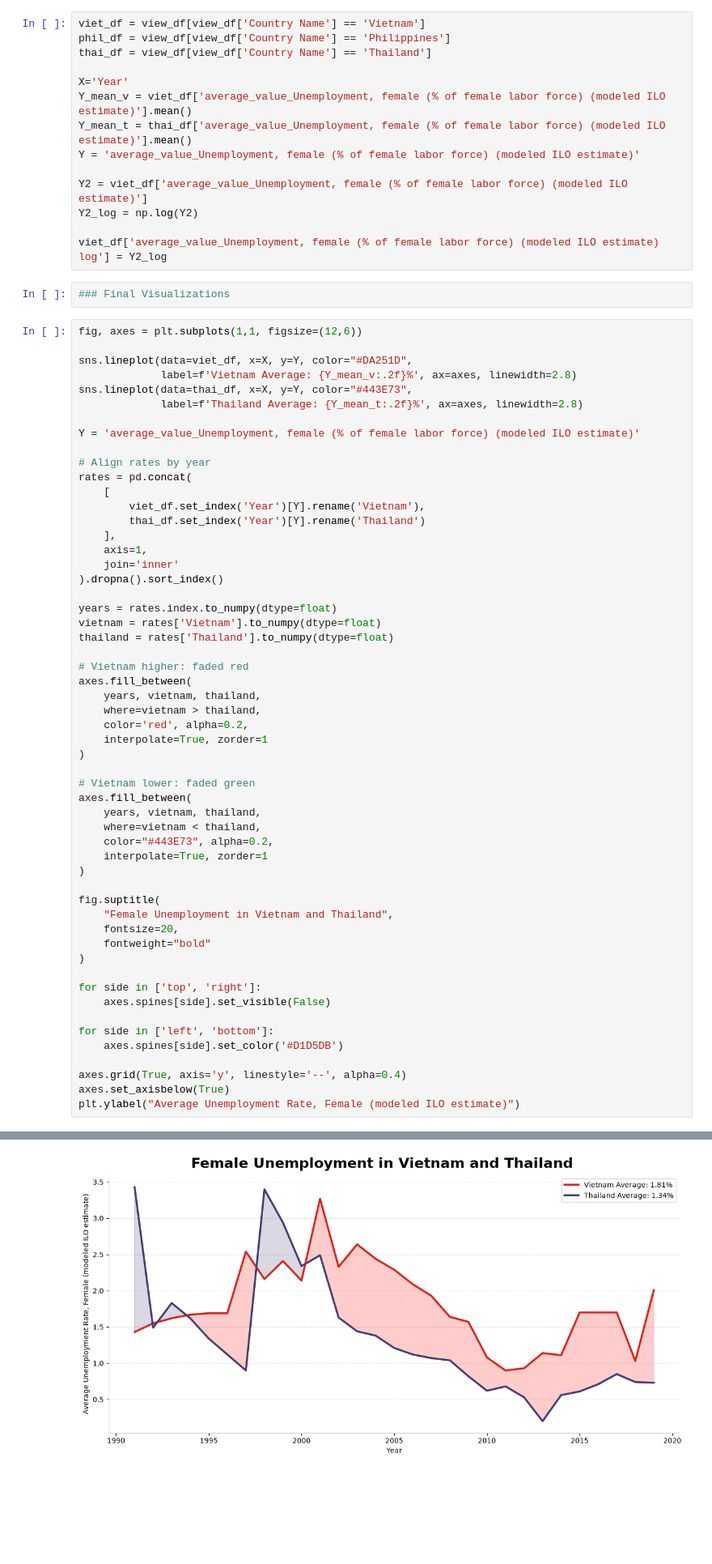
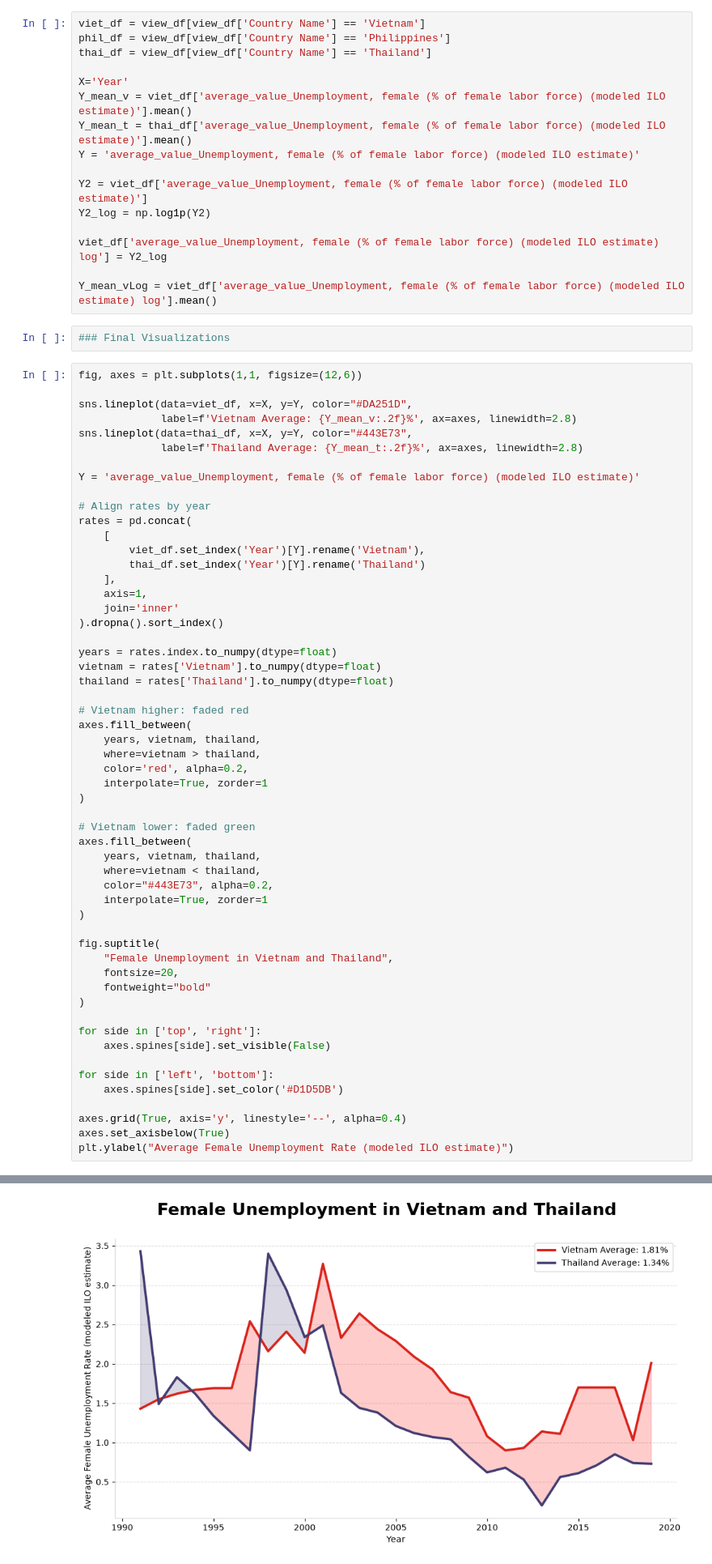
Before and after one commit to benly03/DSC-209R-Project-2, a Jupyter notebook: project2.ipynb, the cells around one changed output, grey strips where cells are left out. Shown at 81% size. Drawn from its saved outputs; the diff is of its cells as text; blank space fills up the shorter version.

Commit message:
Finalzed visualizations

```diff
--- a/project2.ipynb
+++ b/project2.ipynb
@@ -50,9 +50,11 @@ Y_mean_t = thai_df['average_value_Unemployment, female (% of female labor force)
 Y = 'average_value_Unemployment, female (% of female labor force) (modeled ILO estimate)'
 
 Y2 = viet_df['average_value_Unemployment, female (% of female labor force) (modeled ILO estimate)']
-Y2_log = np.log(Y2)
+Y2_log = np.log1p(Y2)
 
 viet_df['average_value_Unemployment, female (% of female labor force) (modeled ILO estimate) log'] = Y2_log
+
+Y_mean_vLog = viet_df['average_value_Unemployment, female (% of female labor force) (modeled ILO estimate) log'].mean()
 # %%
 ### Final Visualizations
 # %%
@@ -109,5 +111,5 @@ for side in ['left', 'bottom']:
 
 axes.grid(True, axis='y', linestyle='--', alpha=0.4)
 axes.set_axisbelow(True)
-plt.ylabel("Average Unemployment Rate, Female (modeled ILO estimate)")
+plt.ylabel("Average Female Unemployment Rate (modeled ILO estimate)")
 # %% [output]
@@ -115 +117 @@ Text(0, 0.5, 'Average Unemployment Rate, Female (modeled ILO estimate)')
-[figure, old version]
+[figure, new version]
```
Also changed, not shown: parts of 4 cells of this notebook, 3 other files.
